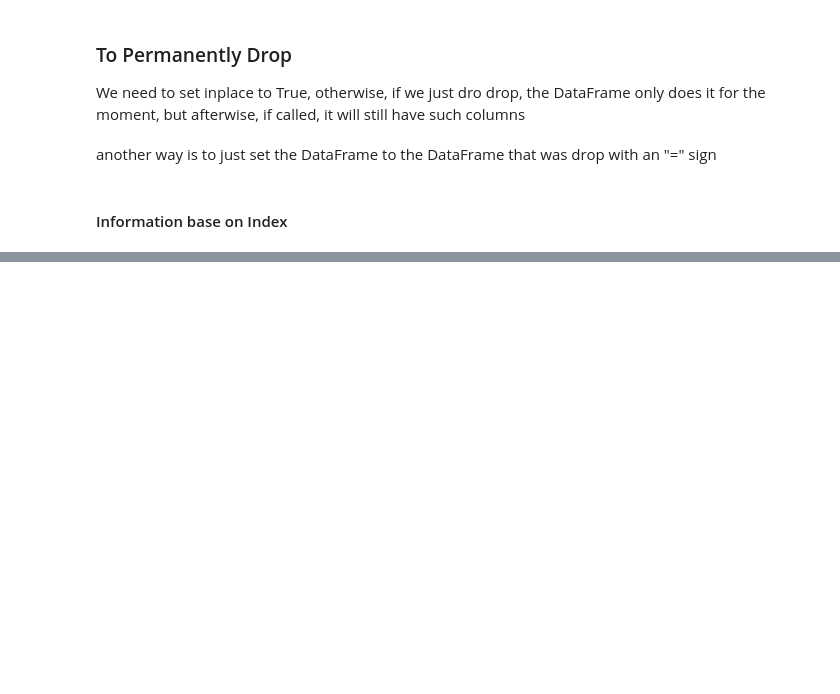
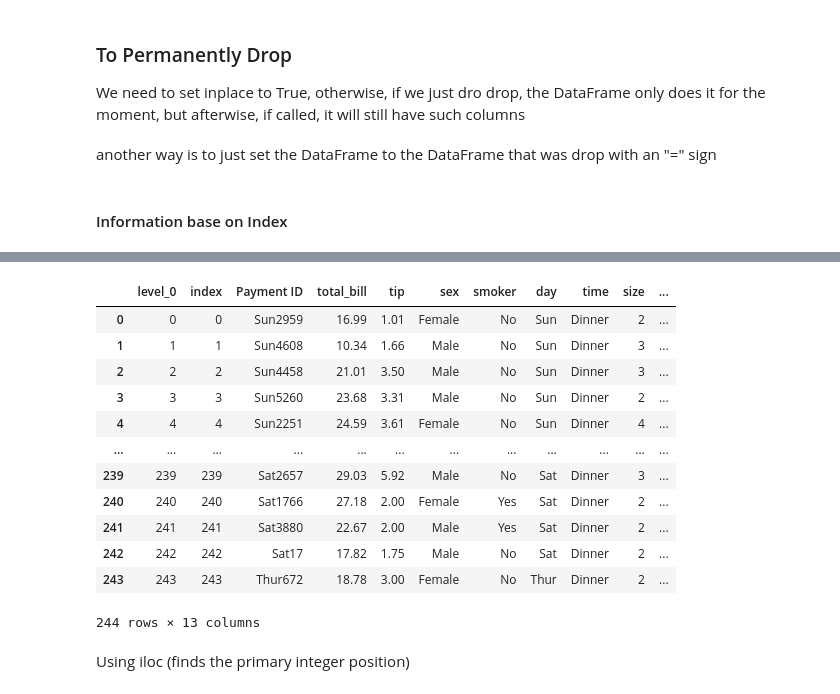
Before and after one commit to Daniel-Aguila/MLandDS, a Jupyter notebook: pandasBasics.ipynb, the cells around one changed output, grey strips where cells are left out. Saved outputs shown, nothing was run; the diff lists cells and outputs as text; code cells hidden in the pictures; blank space fills up the shorter version.

```diff
--- a/pandasBasics.ipynb
+++ b/pandasBasics.ipynb
@@ -342,0 +346,3 @@ df = df.drop('tip_percentage',axis=1) #is the same as df.drop('tip_percentage',a
+# %%
+df = df.set_index("Payment ID")
+df
@@ -342,0 +364,18 @@ df = df.drop('tip_percentage',axis=1) #is the same as df.drop('tip_percentage',a
+# %%
+df.reset_index() #changes the index back to the numerical range
+# %% [output]
+|  | level_0 | index | Payment ID | total_bill | tip | sex | smoker | day | time | size | ... |
+| 0 | 0 | 0 | Sun2959 | 16.99 | 1.01 | Female | No | Sun | Dinner | 2 | ... |
+| 1 | 1 | 1 | Sun4608 | 10.34 | 1.66 | Male | No | Sun | Dinner | 3 | ... |
+| 2 | 2 | 2 | Sun4458 | 21.01 | 3.50 | Male | No | Sun | Dinner | 3 | ... |
+| 3 | 3 | 3 | Sun5260 | 23.68 | 3.31 | Male | No | Sun | Dinner | 2 | ... |
+| 4 | 4 | 4 | Sun2251 | 24.59 | 3.61 | Female | No | Sun | Dinner | 4 | ... |
+| ... | ... | ... | ... | ... | ... | ... | ... | ... | ... | ... | ... |
+| 239 | 239 | 239 | Sat2657 | 29.03 | 5.92 | Male | No | Sat | Dinner | 3 | ... |
+| 240 | 240 | 240 | Sat1766 | 27.18 | 2.00 | Female | Yes | Sat | Dinner | 2 | ... |
+| 241 | 241 | 241 | Sat3880 | 22.67 | 2.00 | Male | Yes | Sat | Dinner | 2 | ... |
+| 242 | 242 | 242 | Sat17 | 17.82 | 1.75 | Male | No | Sat | Dinner | 2 | ... |
+| 243 | 243 | 243 | Thur672 | 18.78 | 3.00 | Female | No | Thur | Dinner | 2 | ... |
+244 rows × 13 columns
+# %% [markdown]
+Using iloc (finds the primary integer position)
```
Also changed, not shown: parts of 16 cells of this notebook.
